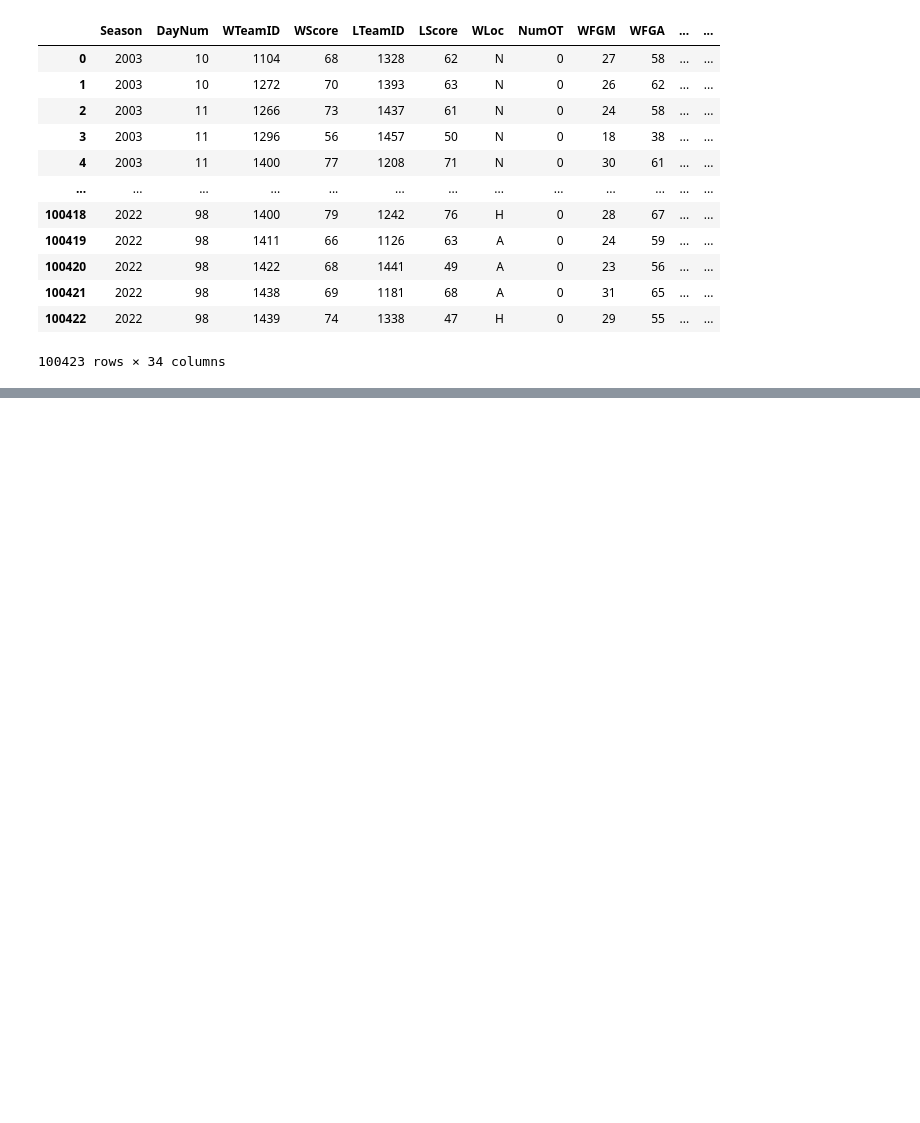
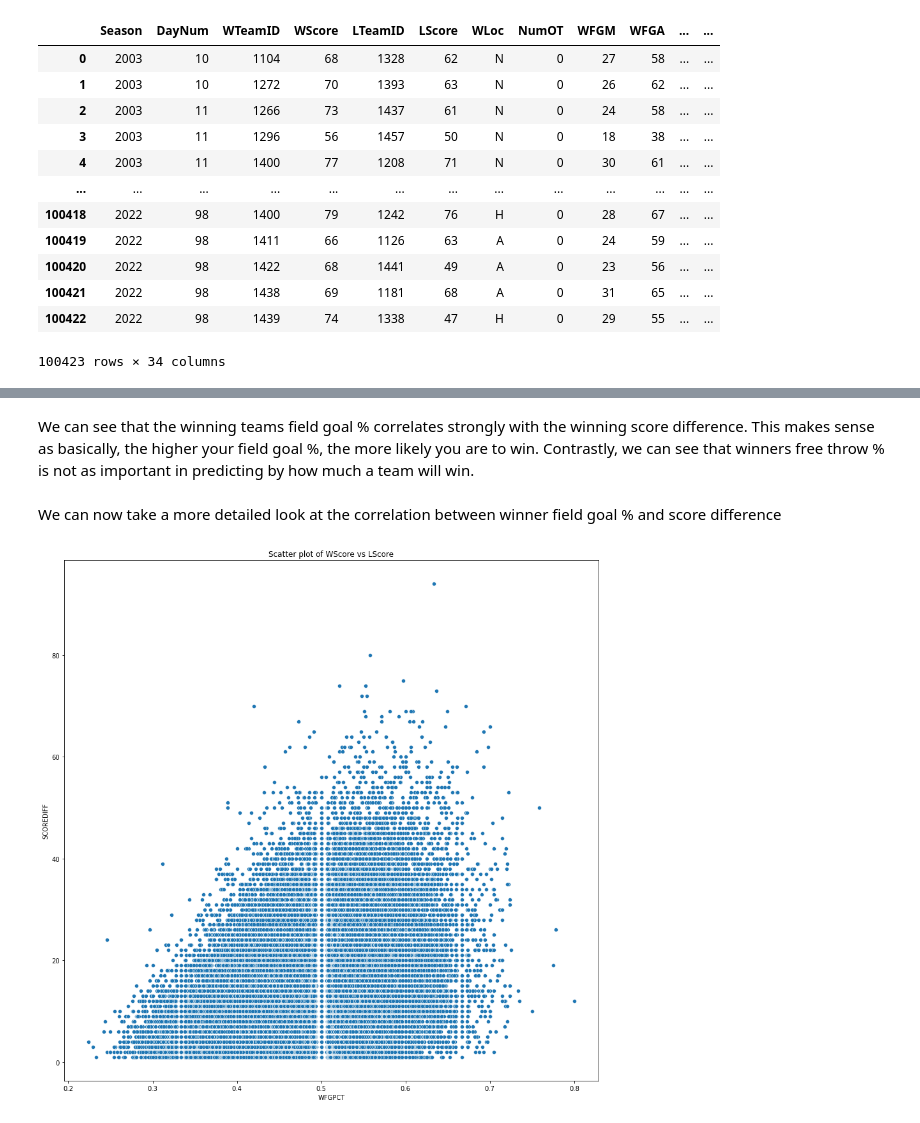
Before and after one commit to joshmccoy2/NCAA_March_Madness, a Jupyter notebook: NCAA.ipynb, the cells around one changed output, grey strips where cells are left out. Cells and saved outputs as stored; diff of their text form; code cells hidden in the pictures; blank space fills up the shorter version.

```diff
--- a/NCAA.ipynb
+++ b/NCAA.ipynb
@@ -88,0 +94,15 @@ sns.heatmap(corr[['WFGPCT', 'W3PCT', 'WFTPCT', 'WORBCHANCE', 'WORPCT', 'LFGPCT',
+# %% [markdown]
+We can see that the winning teams field goal % correlates strongly with the winning score difference. This makes sense as basically, the higher your field goal %, the more likely you are to win. Contrastly, we can see that winners free throw % is not as important in predicting by how much a team will win.
+# %% [markdown]
+We can now take a more detailed look at the correlation between winner field goal % and score difference
+# %%
+plt.figure(figsize=(15,15))
+sns.scatterplot(x='WFGPCT', y='SCOREDIFF', data=detailed_results)
+#sns.relplot(x = 'Height', y = 'Weight', data=df)
+
+plt.title('Scatter plot of WScore vs LScore')
+plt.xlabel('WFGPCT')
+plt.ylabel('SCOREDIFF')
+plt.show()
+# %% [output]
+[figure, added]
```
Also changed, not shown: parts of 11 cells of this notebook.
